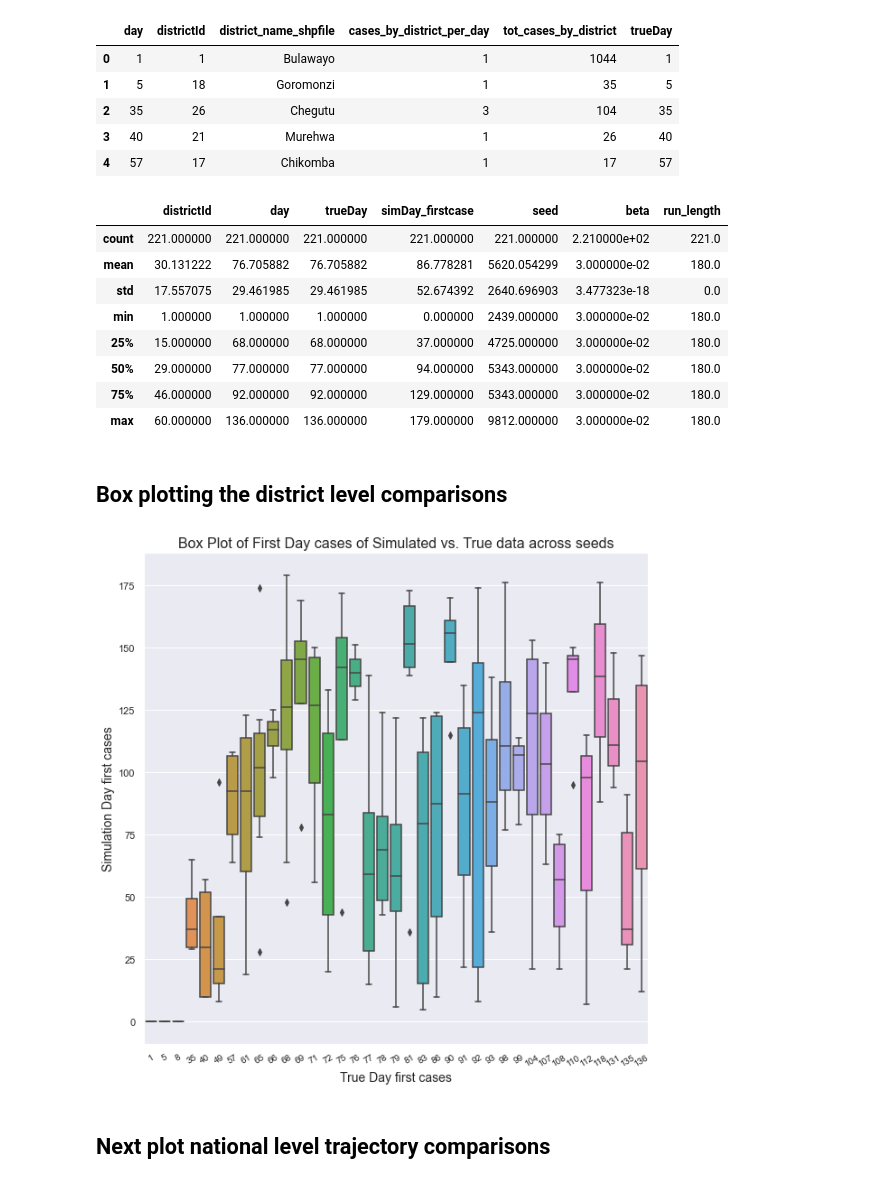
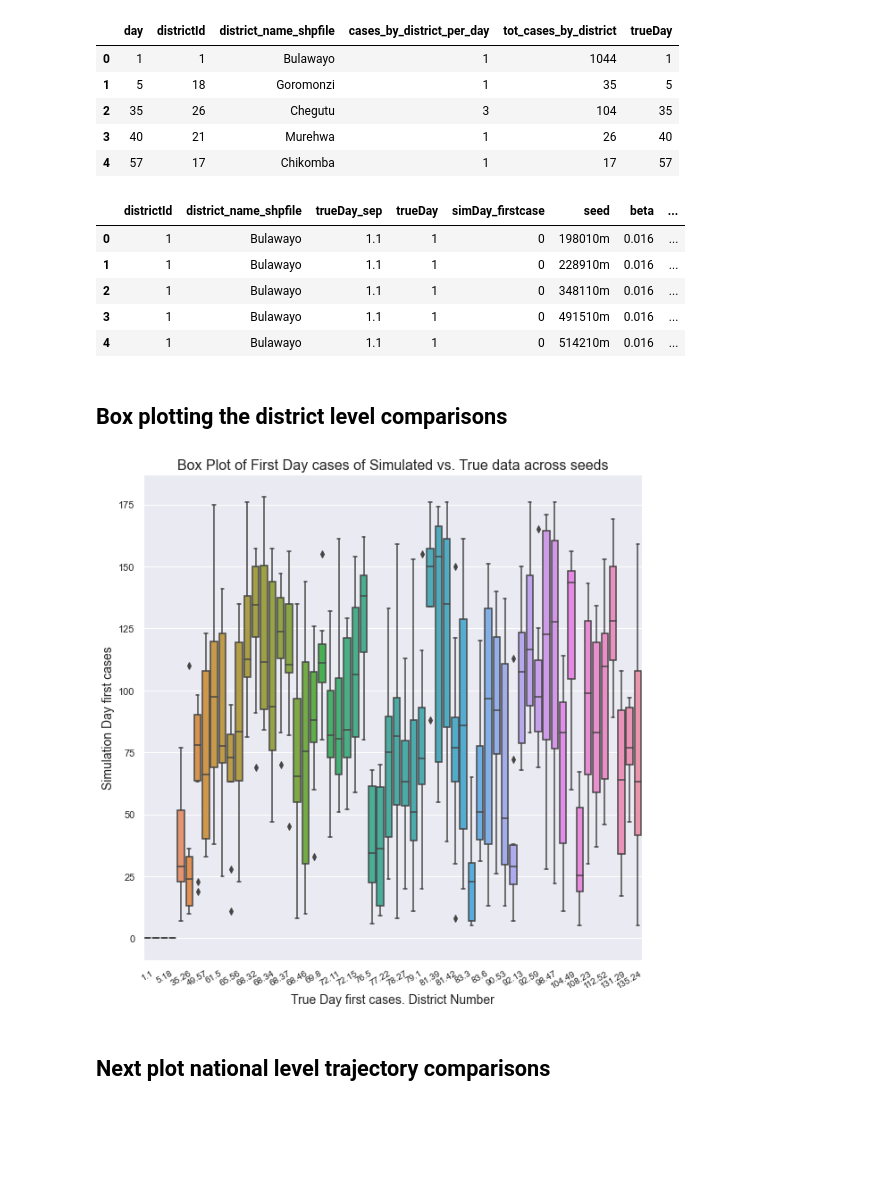
Before and after one commit to dime-worldbank/Disease-Modelling-SSA, a Jupyter notebook: notebooks/Sensitivity_analysis.ipynb, the cells around one changed output. Drawn from its saved outputs; the diff is of its cells as text; code cells hidden in the pictures; blank space fills up the shorter version.

Commit message:
updates to ema workbench graphs

```diff
--- a/notebooks/Sensitivity_analysis.ipynb
+++ b/notebooks/Sensitivity_analysis.ipynb
@@ -42,7 +112,8 @@ exportMe['districtId'] = [int(str(x).split('_')[1]) for x in exportMe["myId"]] #
 # %%
 
 # keeping only where the number of either symptomatic or asymptomatic is >0
-cases = exportMe[(exportMe.metric_new_cases_sympt > 0) | (exportMe.metric_new_cases_asympt > 0)]
+cases = ema_exports[(ema_exports.metric_new_cases_sympt > 0) | (ema_exports.metric_new_cases_asympt > 0)]
+cases = cases.drop('\t', axis=1)
 cases.head()
 # %% [output]
 |  | time | myId | metric_died_count | metric_new_hospitalized | metric_new_critical | metric_new_cases_asympt | ... |
@@ -105,45 +160,65 @@ g_data.head()
 | 4 | 57 | 17 | Chikomba | 1 | 17 | 57 |
 # %%
 # m:1 merge on this data (in true/gold data, we have all 60 districts uniquely)
-# note the gold data will get replicated across all 4 seeds if works correctly
+# note the gold data will get replicated across all 10 seeds if works correctly
 # join the simulated and gold standard data based on the district ID
-ema_plus_gold = pd.merge (ema_outputs, g_data, on = 'districtId', how='outer', validate='many_to_one')
+ema_plus_gold = pd.merge (byDistric, g_data, on = 'districtId', how='outer', validate='many_to_one')
+ema_plus_gold.head(20)
+
+# for the true first days for which there are multiple districts, I need to separate them out. e.g. day 1: Harare=1.1 + Buluwayo=1.2
+
+ema_plus_gold['trueDay_sep']= ema_plus_gold['day'].astype(str) + '.'+ ema_plus_gold['districtId'].astype(str)
+ema_plus_gold['trueDay_sep']= ema_plus_gold['trueDay_sep'].astype(float)
+# for i in ema_plus_gold.day:
+#     if i.find([''])
+
+ema_plus_gold= ema_plus_gold[['districtId', 'district_name_shpfile',  'trueDay_sep','trueDay','simDay_firstcase', 'seed', 'beta', 'run_length' ]]  #'trueDay_sep',
+ema_plus_gold.to_csv(path_output+'ema_plus_gold.csv')
 ema_plus_gold.head()
-
-ema_plus_gold= ema_plus_gold[['districtId', 'district_name_shpfile', 'day', 'trueDay', 'simDay_firstcase', 'seed', 'beta', 'run_length' ]]
-ema_plus_gold.to_csv(path_output+'ema_plus_gold.csv')
-ema_plus_gold.describe()
 # %% [output]
-|  | districtId | day | trueDay | simDay_firstcase | seed | beta | run_length |
-| count | 221.000000 | 221.000000 | 221.000000 | 221.000000 | 221.000000 | 2.210000e+02 | 221.0 |
-| mean | 30.131222 | 76.705882 | 76.705882 | 86.778281 | 5620.054299 | 3.000000e-02 | 180.0 |
-| std | 17.557075 | 29.461985 | 29.461985 | 52.674392 | 2640.696903 | 3.477323e-18 | 0.0 |
-| min | 1.000000 | 1.000000 | 1.000000 | 0.000000 | 2439.000000 | 3.000000e-02 | 180.0 |
-| 25% | 15.000000 | 68.000000 | 68.000000 | 37.000000 | 4725.000000 | 3.000000e-02 | 180.0 |
-| 50% | 29.000000 | 77.000000 | 77.000000 | 94.000000 | 5343.000000 | 3.000000e-02 | 180.0 |
-| 75% | 46.000000 | 92.000000 | 92.000000 | 129.000000 | 5343.000000 | 3.000000e-02 | 180.0 |
-| max | 60.000000 | 136.000000 | 136.000000 | 179.000000 | 9812.000000 | 3.000000e-02 | 180.0 |
+|  | districtId | district_name_shpfile | trueDay_sep | trueDay | simDay_firstcase | seed | beta | ... |
+| 0 | 1 | Bulawayo | 1.1 | 1 | 0 | 198010m | 0.016 | ... |
+| 1 | 1 | Bulawayo | 1.1 | 1 | 0 | 228910m | 0.016 | ... |
+| 2 | 1 | Bulawayo | 1.1 | 1 | 0 | 348110m | 0.016 | ... |
+| 3 | 1 | Bulawayo | 1.1 | 1 | 0 | 491510m | 0.016 | ... |
+| 4 | 1 | Bulawayo | 1.1 | 1 | 0 | 514210m | 0.016 | ... |
 # %% [markdown]
 ## Box plotting the district level comparisons
 # %%
 fig, ax = plt.subplots (figsize = (10, 10))
 ax = sns.boxplot(
-                x='trueDay',
+                x='trueDay_sep',
                 y='simDay_firstcase',
                 data=ema_plus_gold)
 ax.axes.set_title("Box Plot of First Day cases of Simulated vs. True data across seeds", fontsize=16)
-ax.set_xlabel("True Day first cases", fontsize=14)
+ax.set_xlabel("True Day first cases. District Number", fontsize=14)
 ax.set_ylabel("Simulation Day first cases", fontsize=14)
+
+
+# make sure x axis labels are visible
 ax.set_xticklabels(ax.get_xticklabels(),rotation = 30, size = 10)
+xticks=ax.xaxis.get_major_ticks()
+for i in range(len(xticks)):
+    if i%2==1:
+        xticks[i].set_visible(False)
+
+from matplotlib.ticker import FormatStrFormatter
+#ax.xaxis.set_major_formatter(FormatStrFormatter('%.2f'))
 
 #put on same scale
 # ax.set(xlim=(0, 179), ylim=(0, 179)) # in true day the max first day is 136, in sim the max first day is 179
 # xl, yl = [0,179], [0,179]
 # sns.lineplot(xl, yl, linestyle='--', color='red')
 
-plt.savefig(path+'plots/district/box_plots/first_cases_dist_4seeds_03_180.png')
+# Be sure to only pick integer tick locations.
+# import matplotlib.ticker as ticker
+
+# for axis in [ax.xaxis, ax.yaxis]:
+#     axis.set_major_locator(ticker.MaxNLocator(integer=True))
+
+plt.savefig(path+'plots/district/box_plots/first_cases_dist_10seeds_016_180.png')
 # Nice example code here https://stackabuse.com/seaborn-box-plot-tutorial-and-examples/
 # %% [output]
-[figure, old version]
+[figure, new version]
 # %% [markdown]
 ## Next plot national level trajectory comparisons
```
Also changed, not shown: parts of 15 cells of this notebook, 12 other files.
